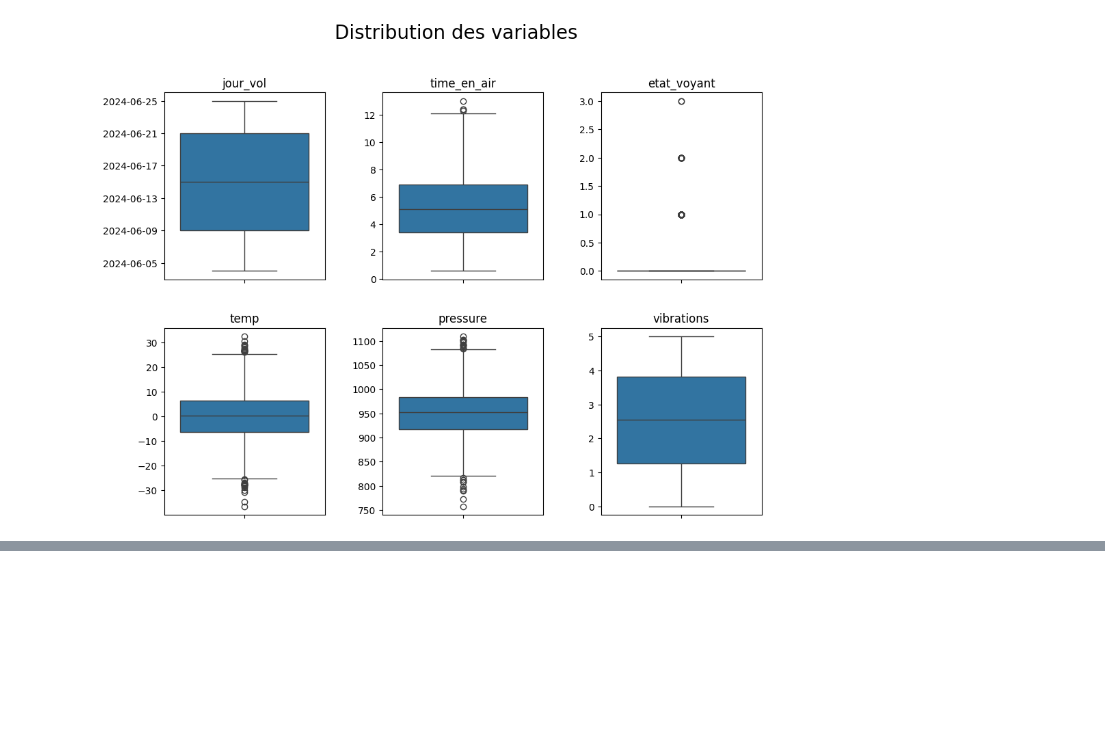
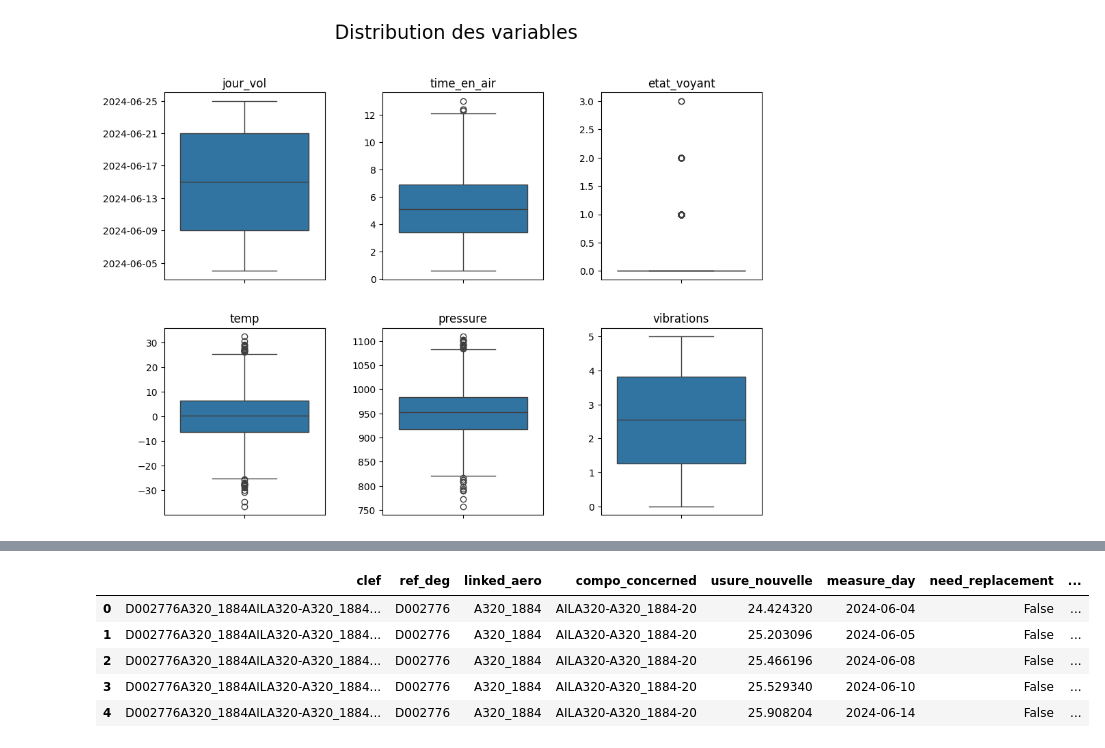
Before and after one commit to Dim2960/preventive_maintenance, a Jupyter notebook: 2_Analyse_vz_prepa.ipynb, the cells around one changed output, grey strips where cells are left out. Cells and saved outputs as stored; diff of their text form; code cells hidden in the pictures; blank space fills up the shorter version.

```diff
--- a/2_Analyse_vz_prepa.ipynb
+++ b/2_Analyse_vz_prepa.ipynb
@@ -327,0 +387,9 @@ plt.show()
+# %%
+merge2.head()
+# %% [output]
+|  | clef | ref_deg | linked_aero | compo_concerned | usure_nouvelle | measure_day | need_replacement | ... |
+| 0 | D002776A320_1884AILA320-A320_1884... | D002776 | A320_1884 | AILA320-A320_1884-20 | 24.424320 | 2024-06-04 | False | ... |
+| 1 | D002776A320_1884AILA320-A320_1884... | D002776 | A320_1884 | AILA320-A320_1884-20 | 25.203096 | 2024-06-05 | False | ... |
+| 2 | D002776A320_1884AILA320-A320_1884... | D002776 | A320_1884 | AILA320-A320_1884-20 | 25.466196 | 2024-06-08 | False | ... |
+| 3 | D002776A320_1884AILA320-A320_1884... | D002776 | A320_1884 | AILA320-A320_1884-20 | 25.529340 | 2024-06-10 | False | ... |
+| 4 | D002776A320_1884AILA320-A320_1884... | D002776 | A320_1884 | AILA320-A320_1884-20 | 25.908204 | 2024-06-14 | False | ... |
```
Also changed, not shown: parts of 18 cells of this notebook, 1 other file.
